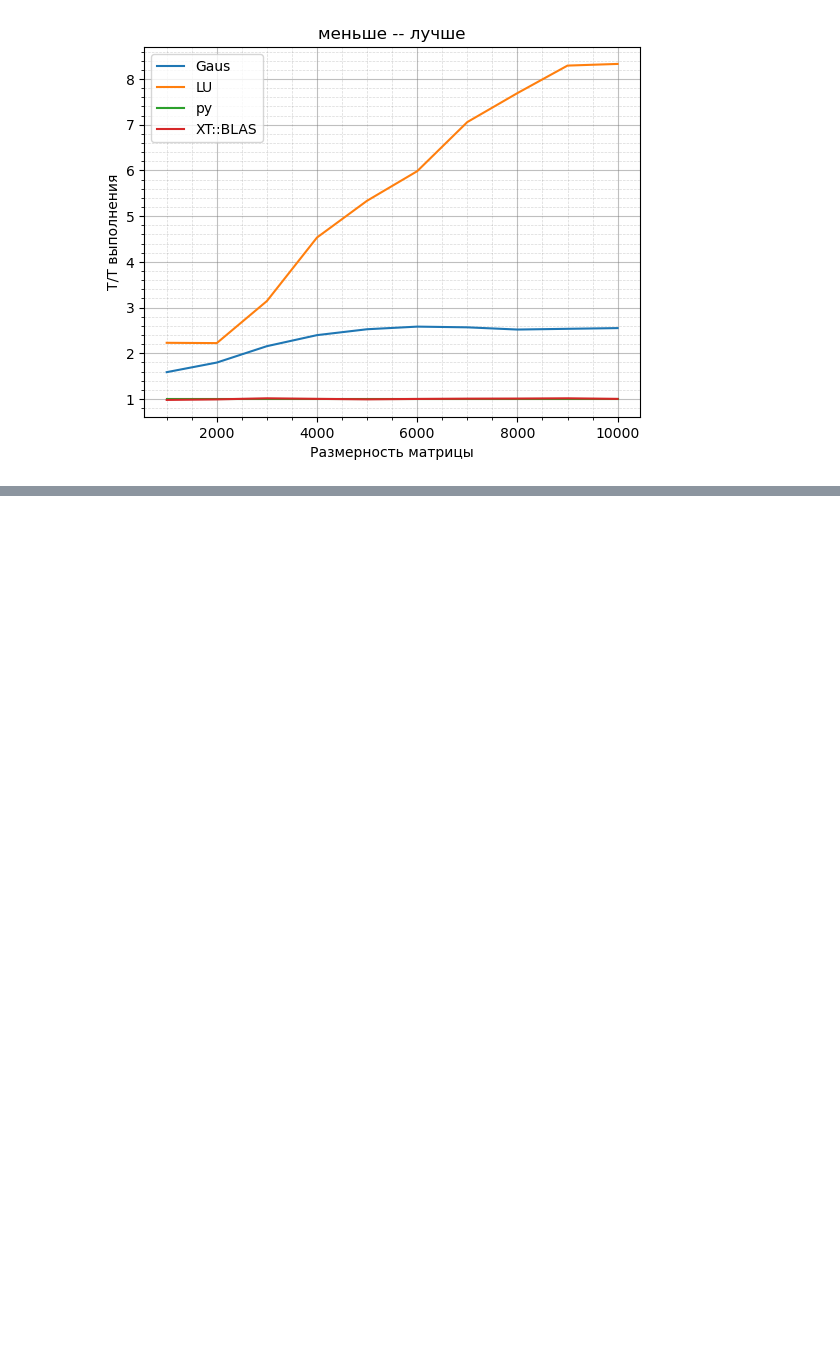
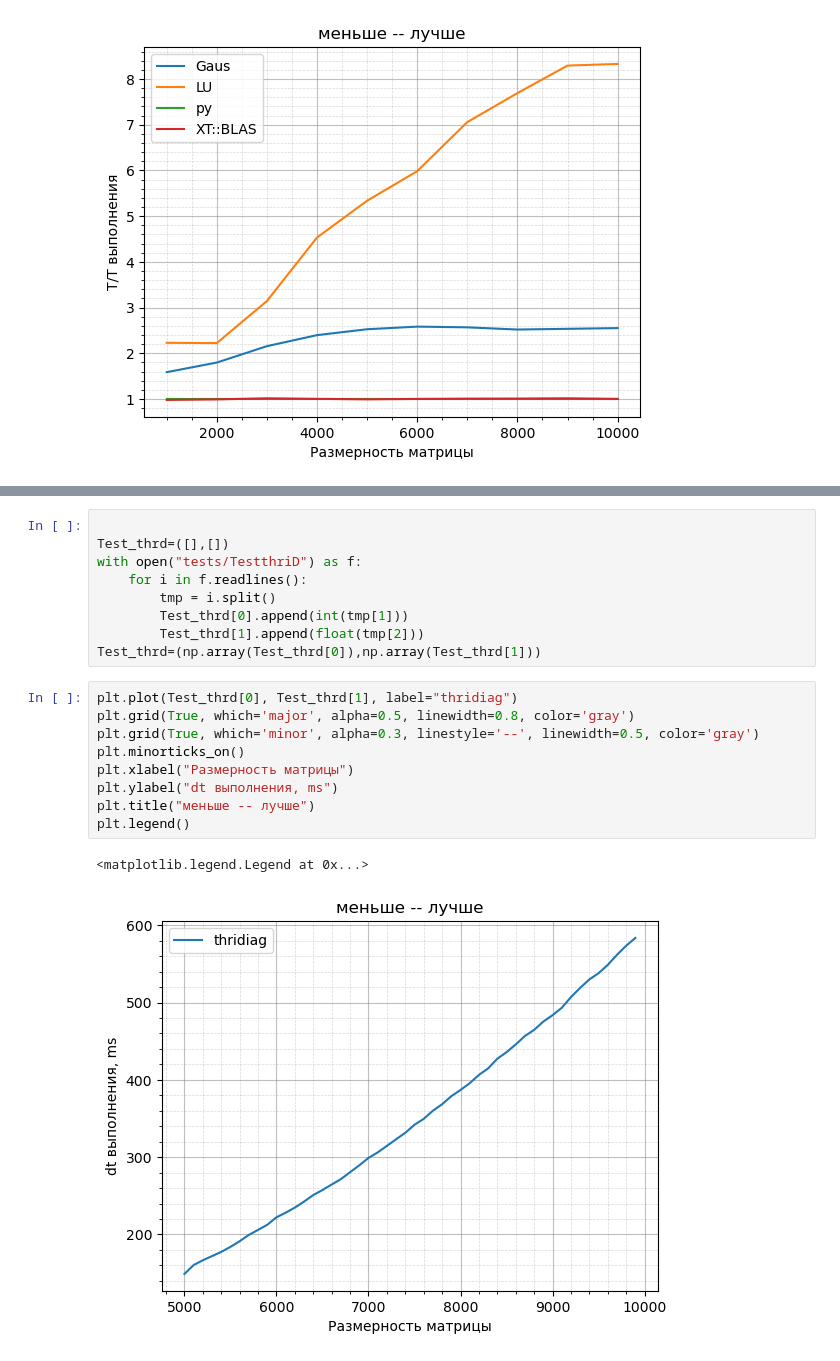
Before and after one commit to 4eburxn/BbI4MaT, a Jupyter notebook: vichmati.ipynb, the cells around one changed output, grey strips where cells are left out. Saved outputs shown, nothing was run; the diff lists cells and outputs as text; blank space fills up the shorter version.

```diff
--- a/vichmati.ipynb
+++ b/vichmati.ipynb
@@ -133,3 +136,24 @@ plt.legend()
+# %%
+
+Test_thrd=([],[])
+with open("tests/TestthriD") as f:
+    for i in f.readlines():
+        tmp = i.split()
+        Test_thrd[0].append(int(tmp[1]))
+        Test_thrd[1].append(float(tmp[2]))
+Test_thrd=(np.array(Test_thrd[0]),np.array(Test_thrd[1]))
+# %%
+plt.plot(Test_thrd[0], Test_thrd[1], label="thridiag")
+plt.grid(True, which='major', alpha=0.5, linewidth=0.8, color='gray')
+plt.grid(True, which='minor', alpha=0.3, linestyle='--', linewidth=0.5, color='gray')
+plt.minorticks_on()
+plt.xlabel("Размерность матрицы")
+plt.ylabel("dt выполнения, ms")
+plt.title("меньше -- лучше")
+plt.legend()
+# %% [output]
+<matplotlib.legend.Legend at 0x...>
+[figure, added]
 # %% [markdown]
 
 ![Изображение](src/images.jpg)
```
Also changed, not shown: parts of 2 cells of this notebook.
